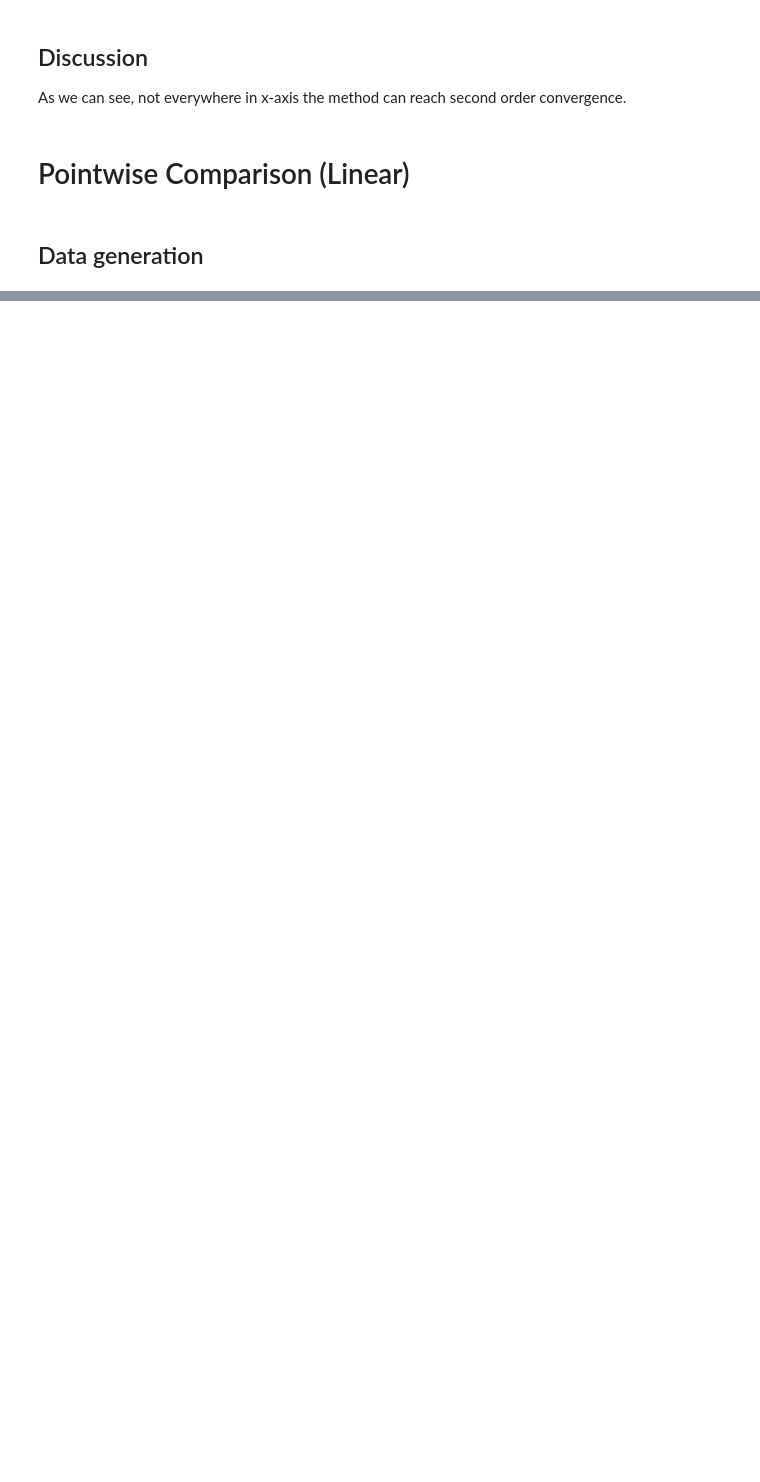
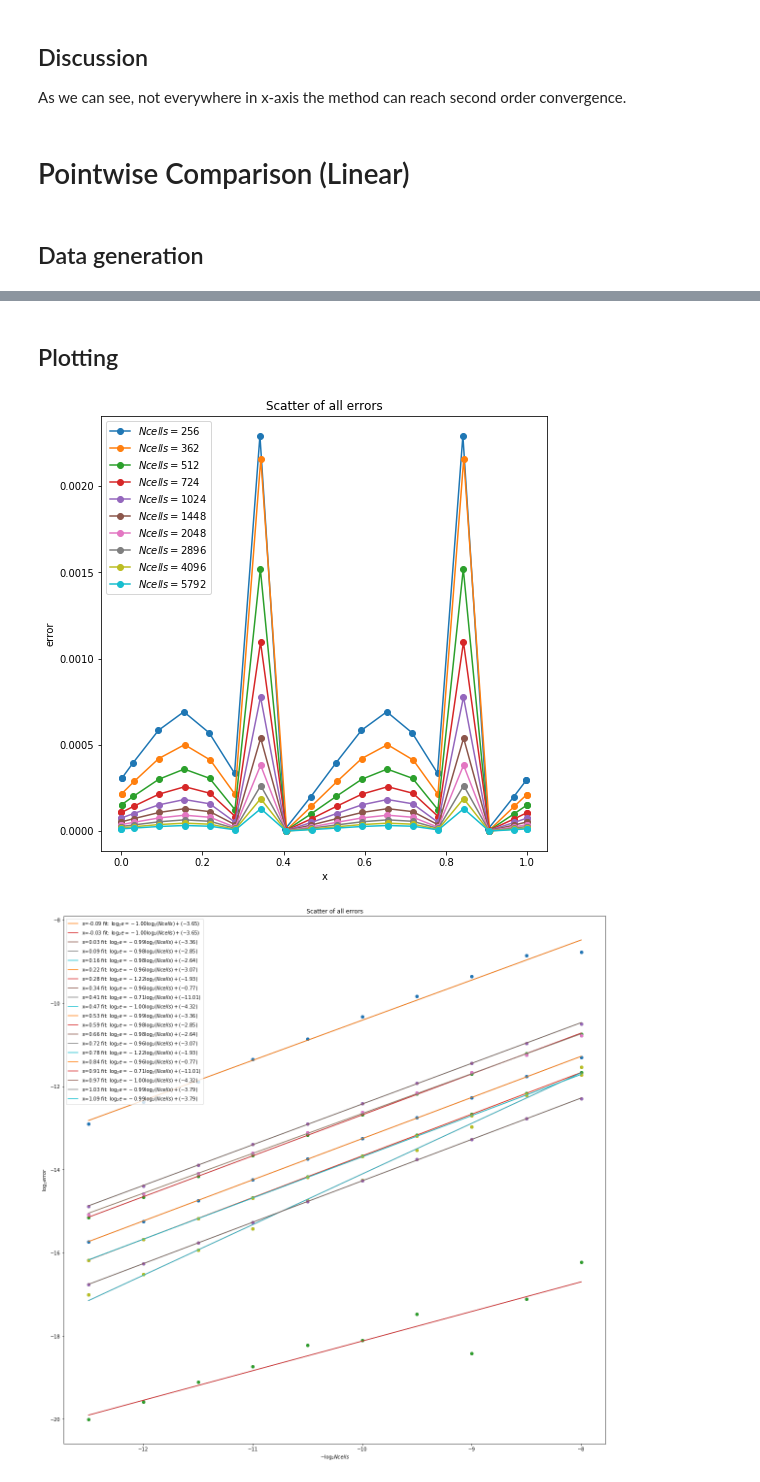
Before and after one commit to JerryChen97/Hydrodynamics, a Jupyter notebook: burgers.ipynb, the cells around one changed output, grey strips where cells are left out. Saved outputs shown, nothing was run; the diff lists cells and outputs as text; code cells hidden in the pictures; blank space fills up the shorter version.

Commit message:
add linear comparison

```diff
--- a/burgers.ipynb
+++ b/burgers.ipynb
@@ -398,0 +404,47 @@ As we can see, not everywhere in x-axis the method can reach second order conver
+# %% [markdown]
+## Plotting
+# %%
+
+plt.rcParams["figure.figsize"] = (8,8)
+for i in range(len(comp_x_list_list)):
+    plt.plot(comp_x_list_list[i], comp_error_list_list[i], "-o", label=r"$Ncells={%d}$" % Ncell_list[i])
+    plt.xlabel("x")
+    plt.ylabel("error")
+    plt.title("Scatter of all errors")
+    plt.legend()
+plt.savefig("linear_allerrors.png")
+plt.show()
+
+# log-log
+plt.rcParams["figure.figsize"] = (20,20)
+for i in range(len(ref_x_list)):
+    error_list = [np.log2(comp_error_list[i]) for comp_error_list in comp_error_list_list]
+    minus_n_list = [-n for n in n_list]
+    p = np.polyfit(minus_n_list, error_list, 1)
+    plt.plot(minus_n_list, error_list, 'o')
+    plt.plot(minus_n_list, [p[0] * n + p[1] for n in minus_n_list], label=r"x=%.2f fit: $\log_2 e = - %.2f \log_2(Ncells) + (%.2f)$" % (ref_x_list[i],p[0], p[1]))
+    plt.xlabel(r'$-\log_2 Ncells$')
+    plt.ylabel(r'$\log_2 error$')
+    plt.title("Scatter of all errors")
+    plt.legend()
+plt.savefig("linear_pointwise_loglog.png")
+plt.show()
+
+# semilog-log
+plt.rcParams["figure.figsize"] = (20,20)
+for i in range(len(ref_x_list)):
+    error_list = [np.log2(comp_error_list[i]) for comp_error_list in comp_error_list_list]
+    minus_n_list = [-n for n in n_list]
+    h_list = [2**minus_n for minus_n in minus_n_list]
+    p = np.polyfit(minus_n_list, error_list, 1)
+    plt.plot(h_list, error_list, 'o')
+    plt.plot(h_list, [p[0] * n + p[1] for n in minus_n_list], label=r"x=%.2f fit: $\log_2 e = - %.2f \log_2(Ncells) + (%.2f)$" % (ref_x_list[i],p[0], p[1]))
+    plt.xlabel(r'$h=1/Ncells$')
+    plt.ylabel(r'$\log_2 error$')
+    plt.title("Scatter of all errors")
+    plt.legend()
+plt.savefig("linear_pointwise.png")
+plt.show()
+# %% [output]
+[figure, added]
+[figure, added]
```
Also changed, not shown: parts of 4 cells of this notebook, 3 other files.
